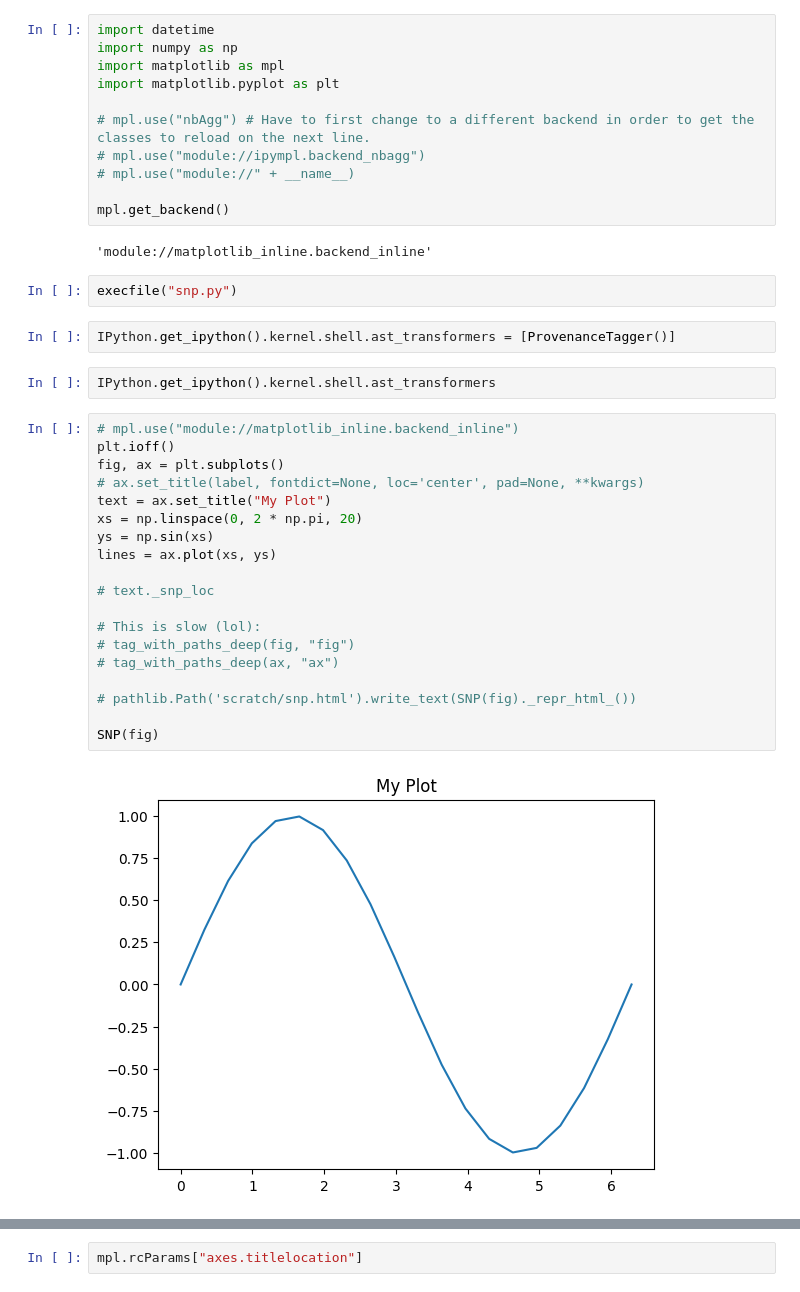
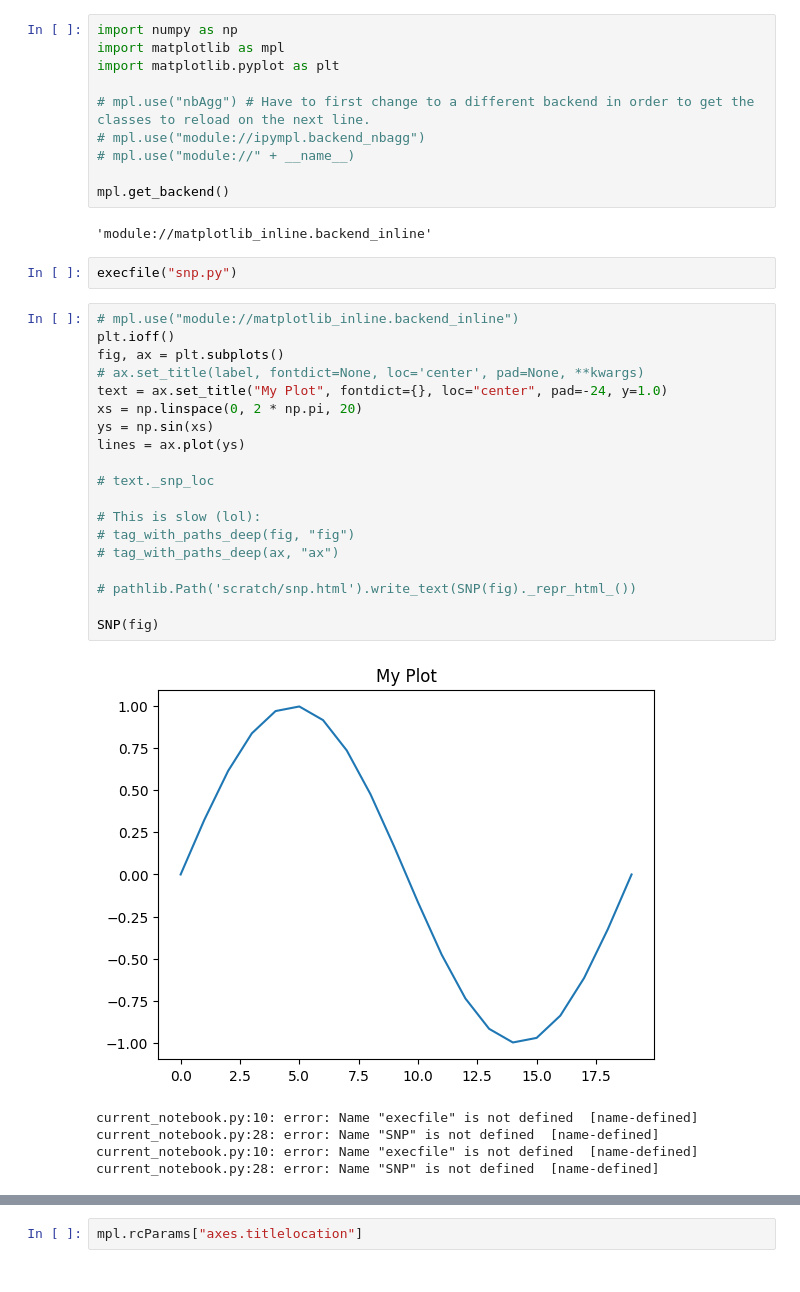
Before and after one commit to brianhempel/sketch-n-plot, a Jupyter notebook: Sketch-n-Plot.ipynb, the cells around one changed output, grey strips where cells are left out. Drawn from its saved outputs; the diff is of its cells as text.

```diff
--- a/Sketch-n-Plot.ipynb
+++ b/Sketch-n-Plot.ipynb
@@ -1,5 +1,4 @@
 # %%
-import datetime
 import numpy as np
 import matplotlib as mpl
 import matplotlib.pyplot as plt
@@ -13,31 +12,31 @@ mpl.get_backend()
 'module://matplotlib_inline.backend_inline'
 # %%
 execfile("snp.py")
-# %%
-IPython.get_ipython().kernel.shell.ast_transformers = [ProvenanceTagger()]
-# %%
-IPython.get_ipython().kernel.shell.ast_transformers
 # %%
 # mpl.use("module://matplotlib_inline.backend_inline")
 plt.ioff()
 fig, ax = plt.subplots()
 # ax.set_title(label, fontdict=None, loc='center', pad=None, **kwargs)
-text = ax.set_title("My Plot")
+text = ax.set_title("My Plot", fontdict={}, loc="center", pad=-24, y=1.0)
 xs = np.linspace(0, 2 * np.pi, 20)
 ys = np.sin(xs)
-lines = ax.plot(xs, ys)
+lines = ax.plot(ys)
 
 # text._snp_loc
 
 # This is slow (lol):
 # tag_with_paths_deep(fig, "fig")
 # tag_with_paths_deep(ax, "ax")
 
 # pathlib.Path('scratch/snp.html').write_text(SNP(fig)._repr_html_())
 
 SNP(fig)
 # %% [output]
-[figure, old version]
+[figure, new version]
+current_notebook.py:10: error: Name "execfile" is not defined  [name-defined]
+current_notebook.py:28: error: Name "SNP" is not defined  [name-defined]
+current_notebook.py:10: error: Name "execfile" is not defined  [name-defined]
+current_notebook.py:28: error: Name "SNP" is not defined  [name-defined]
 # %%
 %%javascript
 
```
Also changed, not shown: parts of 9 cells of this notebook, 2 other files.
